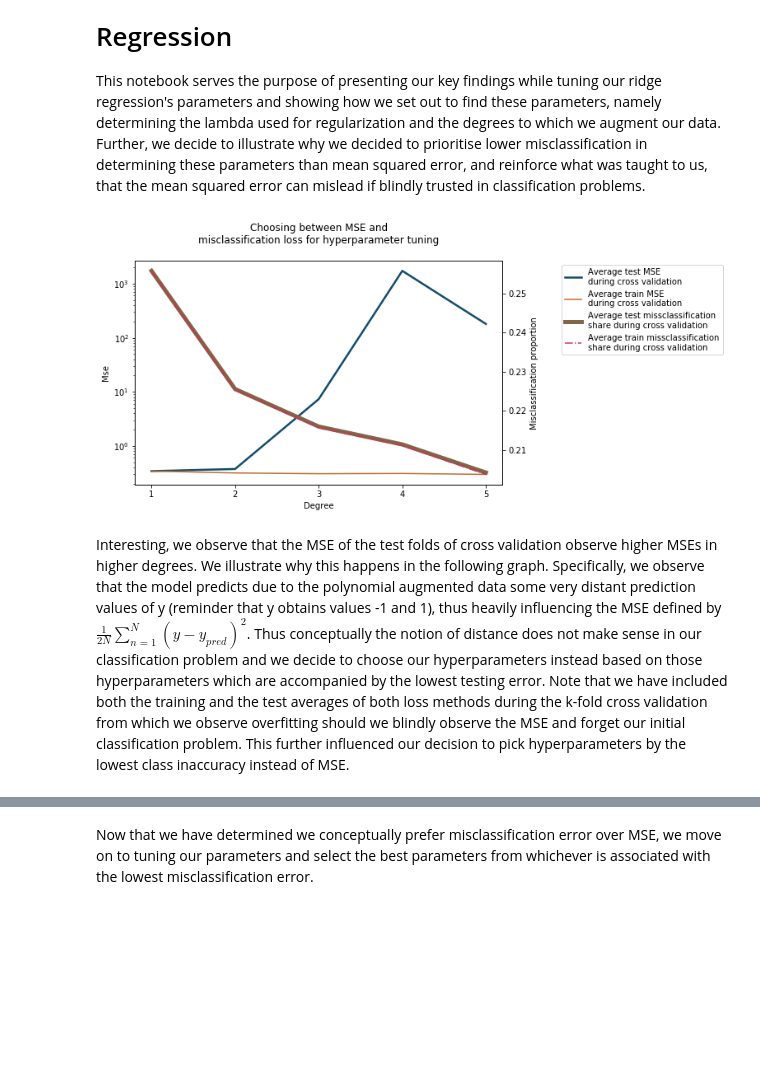
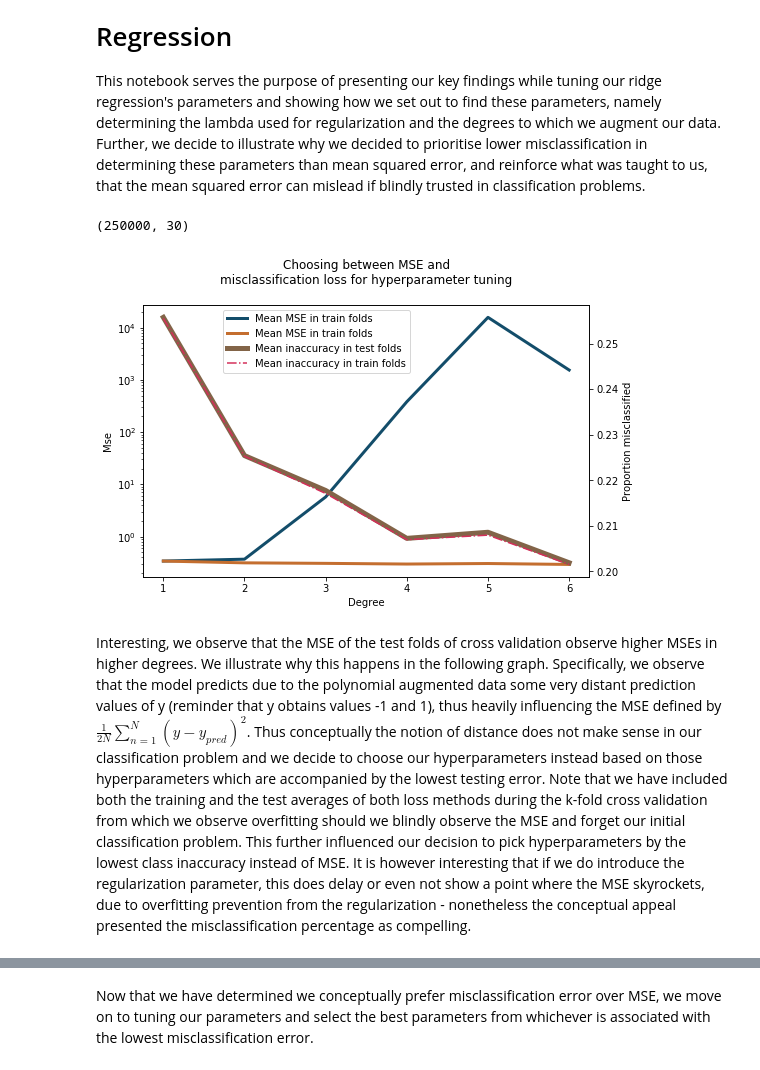
Before and after one commit to KamranSattary/ML-CS-433-Project-1, a Jupyter notebook: src/Visualising Ridge Tuning.ipynb, the cells around one changed output, grey strips where cells are left out. Drawn from its saved outputs; the diff is of its cells as text; code cells hidden in the pictures; blank space fills up the shorter version.

```diff
--- a/src/Visualising Ridge Tuning.ipynb
+++ b/src/Visualising Ridge Tuning.ipynb
@@ -20,15 +20,18 @@ seed = 12
 y, x, ids = load_csv_data(DATA_PATH+'train.csv')
 
 # Fill all NA values (-999 in this case) with the median of each column - will compare later median vs mean but not now
-x, _ = fill_nan_closure(x, np.nanmedian)
+fill_nan = fill_nan_closure(x, np.nanmedian)
+x = fill_nan(x)
 
 # Minmax normalization of x matrix - will compare minmax vs standardization later in this notebook but not now
 minmax_normalize = minmax_normalize_closure(np.min(x, axis=0), np.max(x, axis=0))
 x = minmax_normalize(x)
+# %% [output]
+(250000, 30)
 # %%
 lambda_ = np.array([0]) # Removed regularization for illustrative purpose of why we preferred minimizing misclassification over mse
 degrees = np.arange(1,7)
-k_fold = 7
+k_fold = 5
 
 def cross_validation(y, x, k_indices, k, lambda_, degree):
 
@@ -108,32 +111,32 @@ mse_te, mse_tr, acc_te, acc_tr, y_pr = compare_mse_misclassification_tuning()
 # %%
 fig,ax = plt.subplots(figsize=(8,5))
 
-lns1 = ax.plot(degrees, mse_te, color='#134d6a', linewidth=2.5, label='Average test MSE\nduring cross validation')
-lns2 = ax.plot(degrees, mse_tr, color='#c46e2f', label='Average train MSE\nduring cross validation')
+lns1 = ax.plot(degrees, mse_te, color='#134d6a', linewidth=3, label='Mean MSE in train folds')
+lns2 = ax.plot(degrees, mse_tr, color='#c46e2f', linewidth=3, label='Mean MSE in train folds')
 
 ax2=ax.twinx()
 
-lns3 = ax2.plot(degrees, acc_te, color='#826448', linewidth=5, label='Average proportion\nmisclassified in test folds')
-lns4 = ax2.plot(degrees, acc_tr, color='#d42e59', linestyle='dashdot', label='Average proportion\nmisclassified in train folds')
+lns3 = ax2.plot(degrees, acc_te, color='#826448', linewidth=5, label='Mean inaccuracy in test folds')
+lns4 = ax2.plot(degrees, acc_tr, color='#d42e59', linestyle='dashdot', label='Mean inaccuracy in train folds')
 
 ax.set_yscale('log')
 ax.set_xlabel('Degree')
 ax.set_ylabel('Mse')
 ax.set_xticks(degrees)
 ax2.set_ylabel('Proportion misclassified')
 
 lns = lns1+lns2+lns3+lns4
 labs = [l.get_label() for l in lns]
-ax.legend(lns, labs, bbox_to_anchor=(1.15, 1))
+ax.legend(lns, labs, loc=(0.18,0.75))
+
+fig.savefig(PLOT_OUTPUT_PATH+"Comparing MSE and classification loss.pdf", bbox_inches='tight')
 
 plt.title('Choosing between MSE and\nmisclassification loss for hyperparameter tuning\n')
 plt.show()
-
-fig.savefig(PLOT_OUTPUT_PATH+"Comparing MSE and classification loss.pdf", bbox_inches='tight')
 # %% [output]
-[figure, old version]
+[figure, new version]
 # %% [markdown]
-Interesting, we observe that the MSE of the test folds of cross validation observe higher MSEs in higher degrees. We illustrate why this happens in the following graph. Specifically, we observe that the model predicts due to the polynomial augmented data some very distant prediction values of y (reminder that y obtains values -1 and 1), thus heavily influencing the MSE defined by $\frac{1}{2N}\sum_{n=1}^N (y-y_{pred})^2$. Thus conceptually the notion of distance does not make sense in our classification problem and we decide to choose our hyperparameters instead based on those hyperparameters which are accompanied by the lowest testing error. Note that we have included both the training and the test averages of both loss methods during the k-fold cross validation from which we observe overfitting should we blindly observe the MSE and forget our initial classification problem. This further influenced our decision to pick hyperparameters by the lowest class inaccuracy instead of MSE.
+Interesting, we observe that the MSE of the test folds of cross validation observe higher MSEs in higher degrees. We illustrate why this happens in the following graph. Specifically, we observe that the model predicts due to the polynomial augmented data some very distant prediction values of y (reminder that y obtains values -1 and 1), thus heavily influencing the MSE defined by $\frac{1}{2N}\sum_{n=1}^N (y-y_{pred})^2$. Thus conceptually the notion of distance does not make sense in our classification problem and we decide to choose our hyperparameters instead based on those hyperparameters which are accompanied by the lowest testing error. Note that we have included both the training and the test averages of both loss methods during the k-fold cross validation from which we observe overfitting should we blindly observe the MSE and forget our initial classification problem. This further influenced our decision to pick hyperparameters by the lowest class inaccuracy instead of MSE. It is however interesting that if we do introduce the regularization parameter, this does delay or even not show a point where the MSE skyrockets, due to overfitting prevention from the regularization - nonetheless the conceptual appeal presented the misclassification percentage as compelling.
 # %%
 fig, ax = plt.subplots(figsize=(8,4))
 
```
Also changed, not shown: parts of 11 cells of this notebook, 6 other files.
